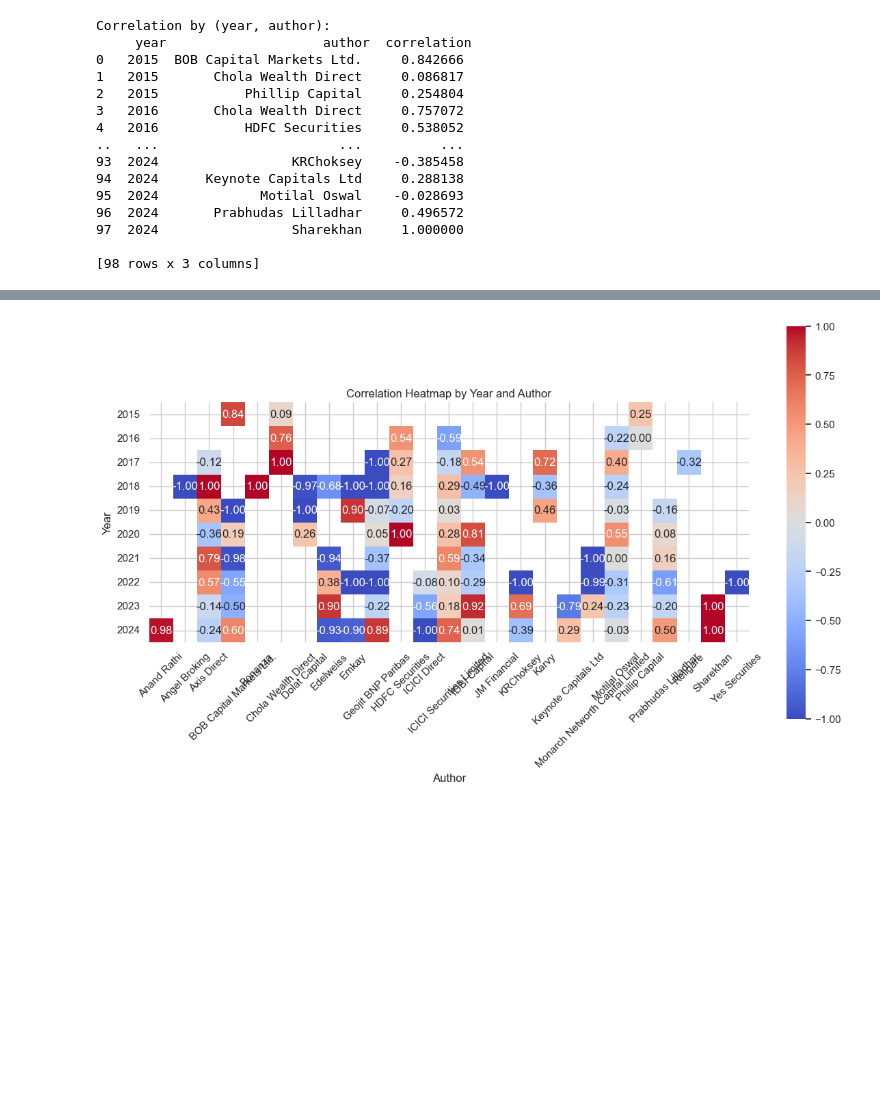
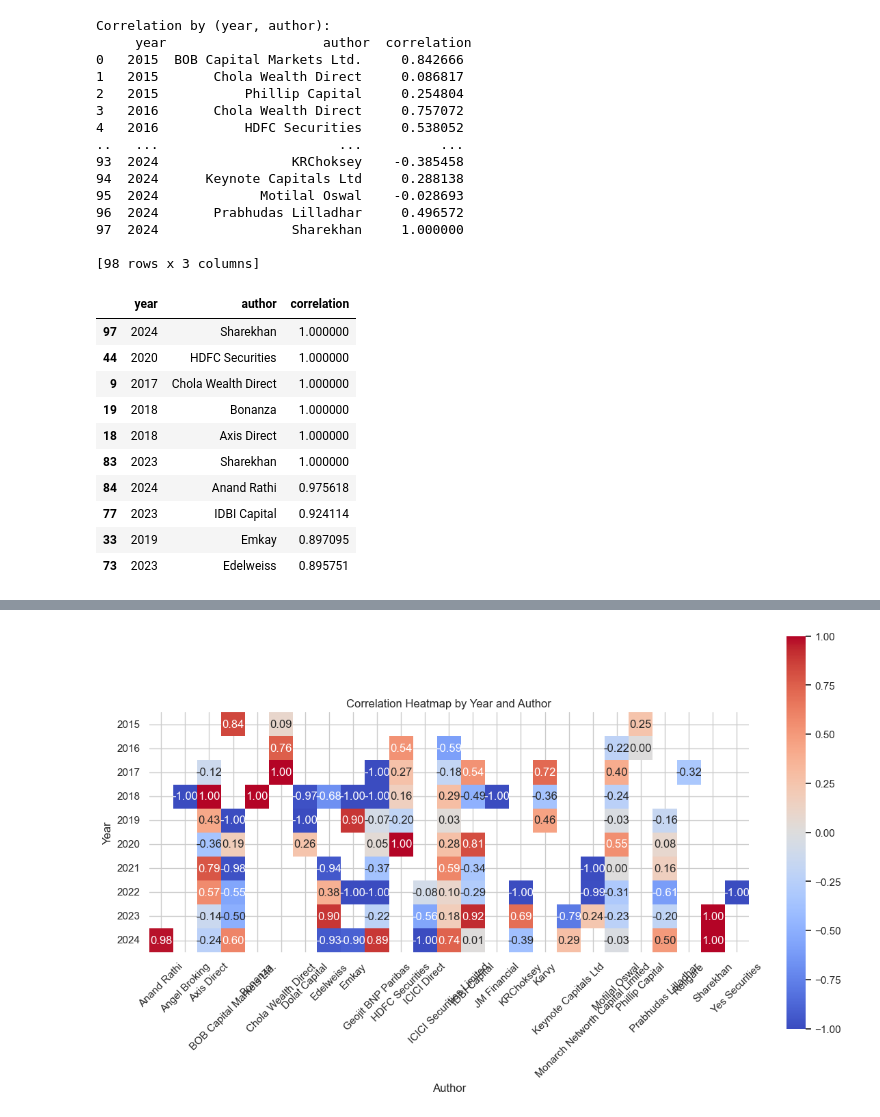
Before and after one commit to Violetcv/CiteSert, a Jupyter notebook: Project_1/Correlations.ipynb, the cells around one changed output, grey strips where cells are left out. Drawn from its saved outputs; the diff is of its cells as text; code cells hidden in the pictures; blank space fills up the shorter version.

```diff
--- a/Project_1/Correlations.ipynb
+++ b/Project_1/Correlations.ipynb
@@ -272,3 +312,17 @@ Correlation by (year, author):
 97  2024                 Sharekhan     1.000000
 
 [98 rows x 3 columns]
+# %%
+year_author_corr.sort_values(by='correlation', ascending=False).head(10)
+# %% [output]
+|  | year | author | correlation |
+| 97 | 2024 | Sharekhan | 1.000000 |
+| 44 | 2020 | HDFC Securities | 1.000000 |
+| 9 | 2017 | Chola Wealth Direct | 1.000000 |
+| 19 | 2018 | Bonanza | 1.000000 |
+| 18 | 2018 | Axis Direct | 1.000000 |
+| 83 | 2023 | Sharekhan | 1.000000 |
+| 84 | 2024 | Anand Rathi | 0.975618 |
+| 77 | 2023 | IDBI Capital | 0.924114 |
+| 33 | 2019 | Emkay | 0.897095 |
+| 73 | 2023 | Edelweiss | 0.895751 |
```
Also changed, not shown: parts of 16 cells of this notebook, 2 other files.
